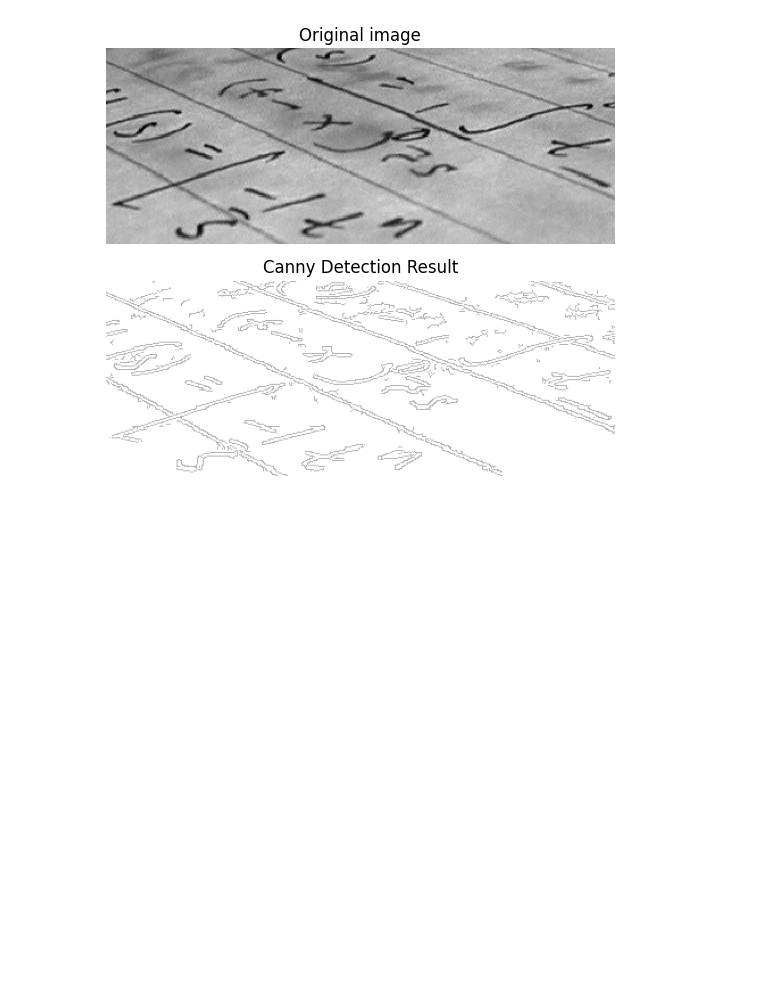
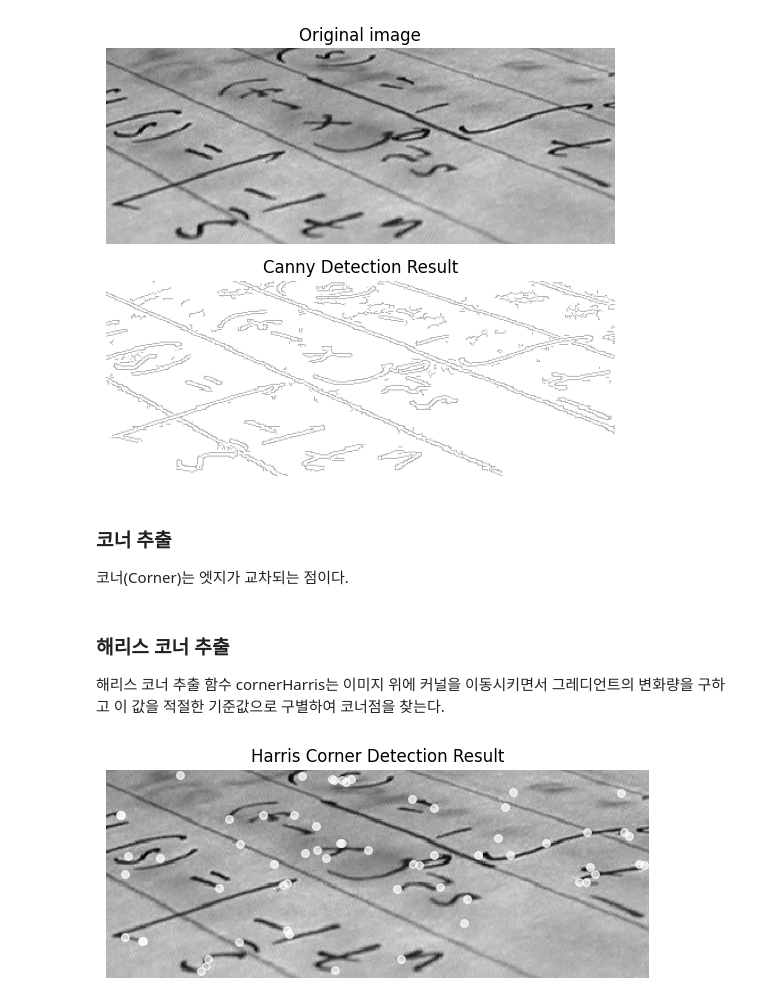
Before and after one commit to zave7/computer-vision, a Jupyter notebook: opencv/feature-extraction.ipynb, the cells around one changed output. Drawn from its saved outputs; the diff is of its cells as text; code cells hidden in the pictures; blank space fills up the shorter version.

Commit message:
feature extraction - harris corner

```diff
--- a/opencv/feature-extraction.ipynb
+++ b/opencv/feature-extraction.ipynb
@@ -79,3 +79,27 @@ plt.tight_layout()
 plt.show()
 # %% [output]
 [figure]
+# %% [markdown]
+### 코너 추출
+코너(Corner)는 엣지가 교차되는 점이다.
+# %% [markdown]
+### 해리스 코너 추출
+해리스 코너 추출 함수 cornerHarris는 이미지 위에 커널을 이동시키면서 그레디언트의 변화량을 구하고 이 값을 적절한 기준값으로 구별하여 코너점을 찾는다.
+# %%
+import numpy as np
+
+dst = cv2.cornerHarris(img, 2, 3, 0.24)
+
+# thresholding
+ret, dst = cv2.threshold(dst, 0.001 * dst.max(), 1, 0)
+
+x, y = np.nonzero(dst)
+
+plt.figure(figsize=(7, 7))
+plt.title("Harris Corner Detection Result")
+plt.axis("off")
+plt.imshow(img, cmap="gray")
+plt.scatter(y, x, s=30, c="w", alpha=0.7)
+plt.show()
+# %% [output]
+[figure, added]
```
